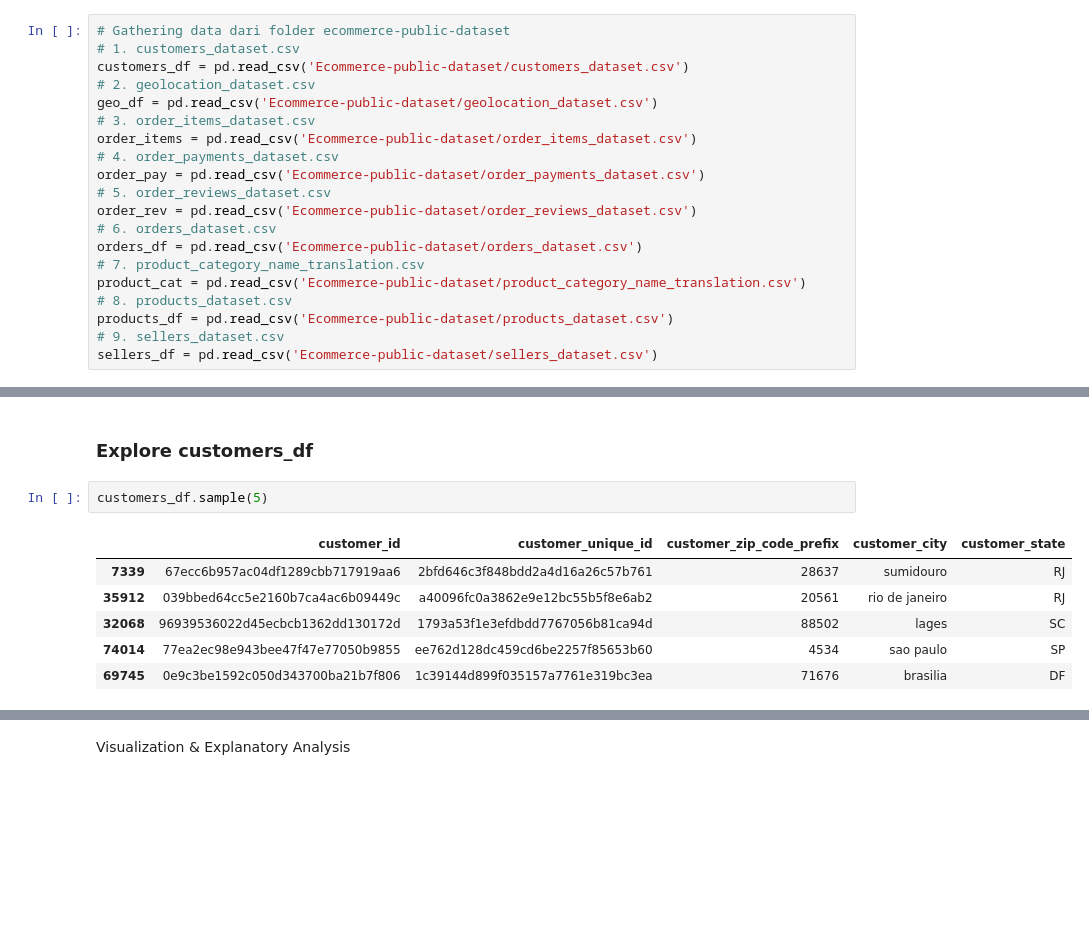
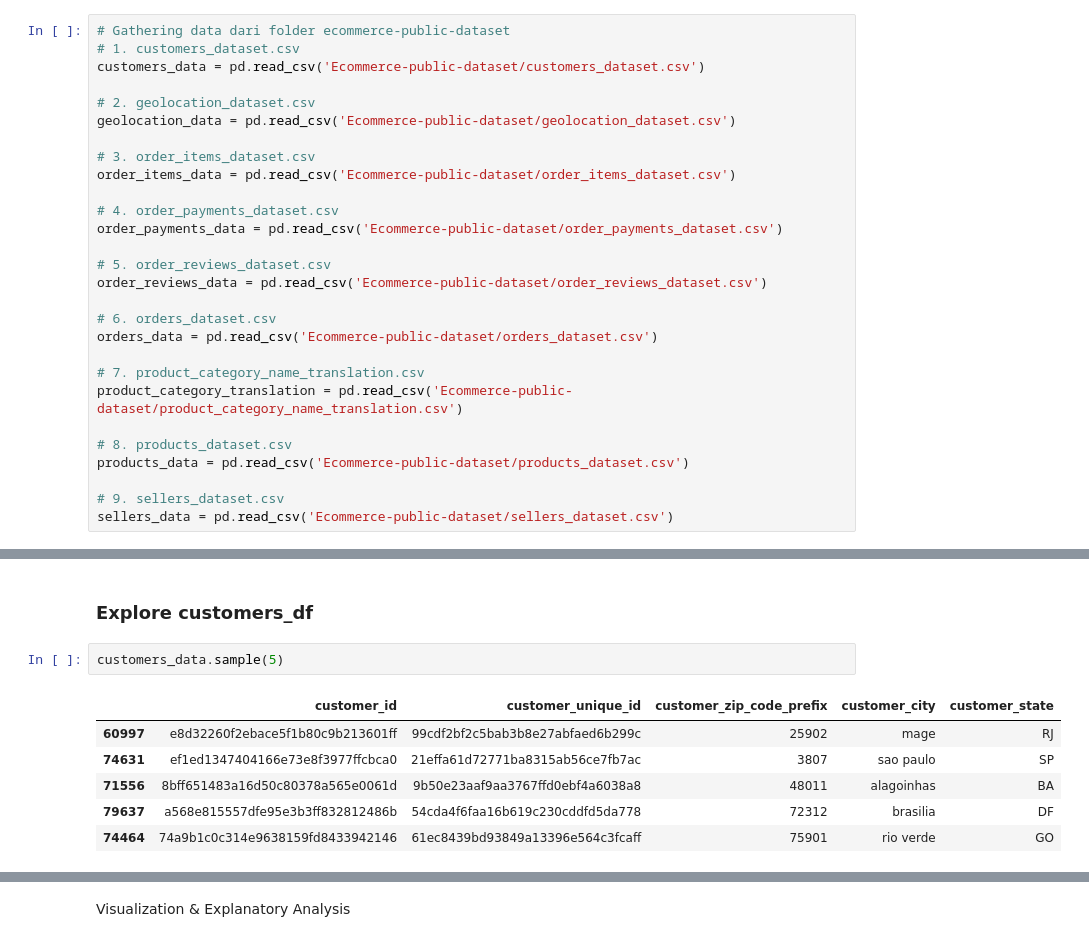
Before and after one commit to Ysfii-Dev/Proyek-Analisis-Data-E-Commerce, a Jupyter notebook: Proyek_Analisis_Data_E_commerce_Dicoding.ipynb, the cells around one changed output, grey strips where cells are left out. Cells and saved outputs as stored; diff of their text form; blank space fills up the shorter version.

```diff
--- a/Proyek_Analisis_Data_E_commerce_Dicoding.ipynb
+++ b/Proyek_Analisis_Data_E_commerce_Dicoding.ipynb
@@ -31,22 +34,30 @@ import matplotlib.image as mpimg
 # %%
 # Gathering data dari folder ecommerce-public-dataset
 # 1. customers_dataset.csv
-customers_df = pd.read_csv('Ecommerce-public-dataset/customers_dataset.csv')
+customers_data = pd.read_csv('Ecommerce-public-dataset/customers_dataset.csv')
+
 # 2. geolocation_dataset.csv
-geo_df = pd.read_csv('Ecommerce-public-dataset/geolocation_dataset.csv')
+geolocation_data = pd.read_csv('Ecommerce-public-dataset/geolocation_dataset.csv')
+
 # 3. order_items_dataset.csv
-order_items = pd.read_csv('Ecommerce-public-dataset/order_items_dataset.csv')
+order_items_data = pd.read_csv('Ecommerce-public-dataset/order_items_dataset.csv')
+
 # 4. order_payments_dataset.csv
-order_pay = pd.read_csv('Ecommerce-public-dataset/order_payments_dataset.csv')
+order_payments_data = pd.read_csv('Ecommerce-public-dataset/order_payments_dataset.csv')
+
 # 5. order_reviews_dataset.csv
-order_rev = pd.read_csv('Ecommerce-public-dataset/order_reviews_dataset.csv')
+order_reviews_data = pd.read_csv('Ecommerce-public-dataset/order_reviews_dataset.csv')
+
 # 6. orders_dataset.csv
-orders_df = pd.read_csv('Ecommerce-public-dataset/orders_dataset.csv')
+orders_data = pd.read_csv('Ecommerce-public-dataset/orders_dataset.csv')
+
 # 7. product_category_name_translation.csv
-product_cat = pd.read_csv('Ecommerce-public-dataset/product_category_name_translation.csv')
+product_category_translation = pd.read_csv('Ecommerce-public-dataset/product_category_name_translation.csv')
+
 # 8. products_dataset.csv
-products_df = pd.read_csv('Ecommerce-public-dataset/products_dataset.csv')
+products_data = pd.read_csv('Ecommerce-public-dataset/products_dataset.csv')
+
 # 9. sellers_dataset.csv
-sellers_df = pd.read_csv('Ecommerce-public-dataset/sellers_dataset.csv')
+sellers_data = pd.read_csv('Ecommerce-public-dataset/sellers_dataset.csv')
 # %%
 # cek data customers
@@ -622,12 +646,12 @@ memory usage: 6.1+ MB
 # %% [markdown]
 ### Explore **customers_df**
 # %%
-customers_df.sample(5)
+customers_data.sample(5)
 # %% [output]
 |  | customer_id | customer_unique_id | customer_zip_code_prefix | customer_city | customer_state |
-| 7339 | 67ecc6b957ac04df1289cbb717919aa6 | 2bfd646c3f848bdd2a4d16a26c57b761 | 28637 | sumidouro | RJ |
-| 35912 | 039bbed64cc5e2160b7ca4ac6b09449c | a40096fc0a3862e9e12bc55b5f8e6ab2 | 20561 | rio de janeiro | RJ |
-| 32068 | 96939536022d45ecbcb1362dd130172d | 1793a53f1e3efdbdd7767056b81ca94d | 88502 | lages | SC |
-| 74014 | 77ea2ec98e943bee47f47e77050b9855 | ee762d128dc459cd6be2257f85653b60 | 4534 | sao paulo | SP |
-| 69745 | 0e9c3be1592c050d343700ba21b7f806 | 1c39144d899f035157a7761e319bc3ea | 71676 | brasilia | DF |
+| 60997 | e8d32260f2ebace5f1b80c9b213601ff | 99cdf2bf2c5bab3b8e27abfaed6b299c | 25902 | mage | RJ |
+| 74631 | ef1ed1347404166e73e8f3977ffcbca0 | 21effa61d72771ba8315ab56ce7fb7ac | 3807 | sao paulo | SP |
+| 71556 | 8bff651483a16d50c80378a565e0061d | 9b50e23aaf9aa3767ffd0ebf4a6038a8 | 48011 | alagoinhas | BA |
+| 79637 | a568e815557dfe95e3b3ff832812486b | 54cda4f6faa16b619c230cddfd5da778 | 72312 | brasilia | DF |
+| 74464 | 74a9b1c0c314e9638159fd8433942146 | 61ec8439bd93849a13396e564c3fcaff | 75901 | rio verde | GO |
 # %%
```
Also changed, not shown: parts of 189 cells of this notebook.
